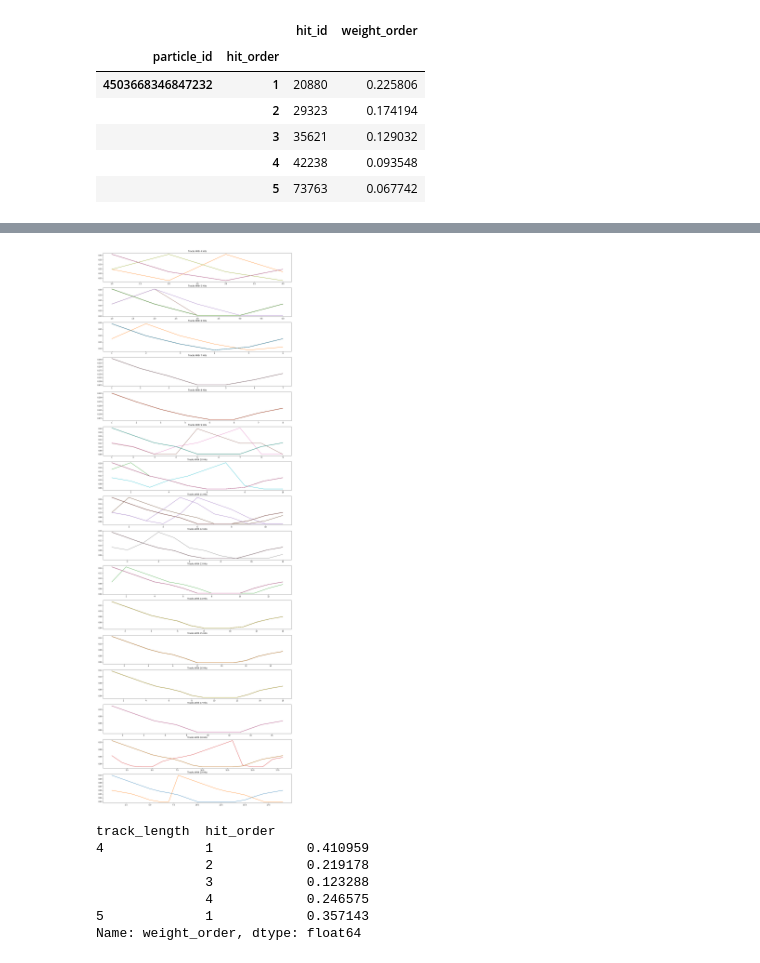
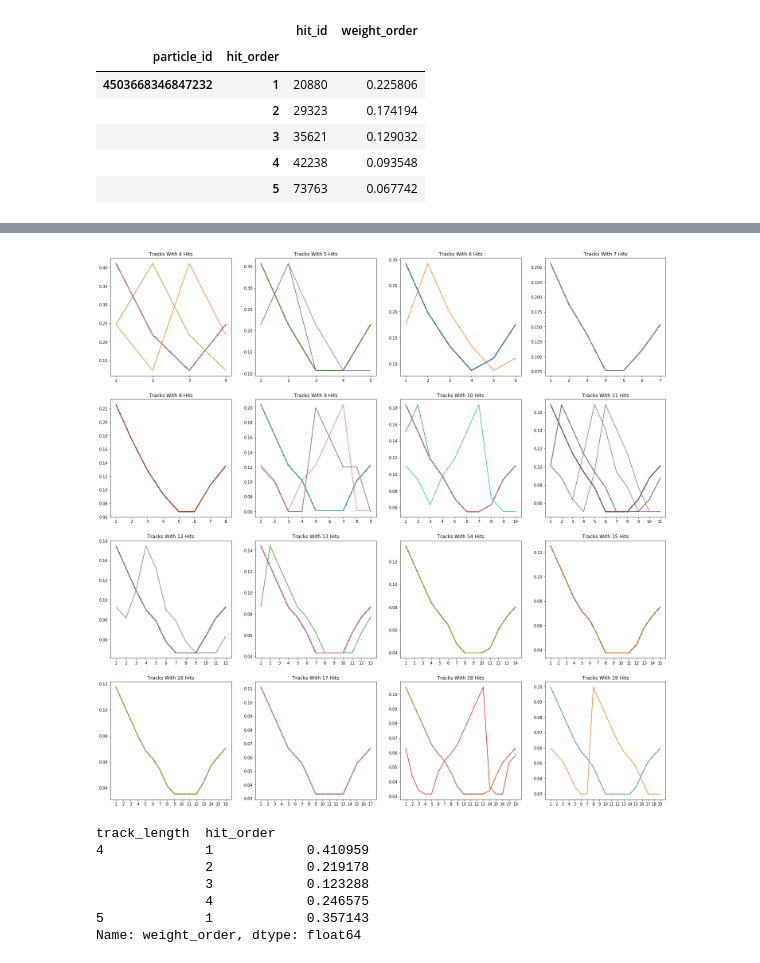
Before and after one commit to TOsborn/TrackML, a Jupyter notebook: scratch_eda/hit_order.ipynb, the cells around one changed output, grey strips where cells are left out. Cells and saved outputs as stored; diff of their text form; code cells hidden in the pictures.

```diff
--- a/scratch_eda/hit_order.ipynb
+++ b/scratch_eda/hit_order.ipynb
@@ -135,16 +150,3 @@ particles.head()
 |  | 3 | 35621 | 0.129032 |
 |  | 4 | 42238 | 0.093548 |
 |  | 5 | 73763 | 0.067742 |
-# %%
-# 5. plot abs(tpz) against hit_order for first 10 tracks. That abs(tpz) is decreasing suggests we may have the correct order.
-for pid in particle_ids[:10]:
-    particle = particles.loc[pid]
-    p_tpz = tpz.loc[pid]
-
-    particle.weight_order.plot()
-    plt.title('weight_order')
-    plt.show()
-
-    p_tpz.abs().plot()
-    plt.title('abs(tpz)')
-    plt.show()
@@ -164,0 +153,20 @@ for pid in particle_ids[:10]:
+# %%
+# 5. plot abs(tpz) against hit_order for first 5 tracks. That abs(tpz) is decreasing supports the case that we have the correct order.
+# Note: apparently it didn't work to sort by tpz because this column is monotonic but not not strictly monotonic.
+f, axarr = plt.subplots(nrows=5, ncols=2)
+f.set_figwidth(20)
+f.set_figheight(30)
+# f.subplots_adjust(wspace=0)
+
+for i, pid in enumerate(particle_ids[:5]):
+    hit_order = particles.loc[pid].index
+
+    axarr[i][0].plot(hit_order, particles.loc[pid].weight_order)
+    axarr[i][0].set_title('weight_order   (particle {0})'.format(i+1), fontsize=15)
+    axarr[i][0].set_xticks(hit_order)
+
+    axarr[i][1].plot(hit_order, tpz.loc[pid].abs())
+    axarr[i][1].set_title('abs(tpz)   (particle {0})'.format(i+1), fontsize=15)
+    axarr[i][1].set_xticks(hit_order)
+
+plt.show()
@@ -165,24 +175,25 @@ for pid in particle_ids[:10]:
 # %%
 # 6. plot weight_order against tz for all tracks, grouped by number of hits
 
-f, axarr = plt.subplots(16)
+f, axarr = plt.subplots(nrows=4, ncols=4)
 
-axdict = {i: axarr[i-4] for i in range(4, 20)}
+axdict = {i: axarr[(i-4) // 4][i % 4] for i in range(4, 20)}
 
-f.set_figheight(60)
-f.set_figwidth(20)
+f.set_figheight(25)
+f.set_figwidth(25)
 
 for i in axdict:
         axdict[i].set_title('Tracks With {0} Hits'.format(i))
+        axdict[i].set_xticks(np.arange(1, i+1))
 
 track_lengths = particles.groupby('particle_id').size()
 for pid in particle_ids:
     particle = particles.loc[pid]
     axdict[track_lengths[pid]].plot(particle.weight_order)
 
 plt.show()
 # %% [output]
-[figure, old version]
+[figure, new version]
 # %%
 # 7. create series weight_order.
 particles.loc[:, 'track_length'] = particles.groupby(level='particle_id').hit_id.transform('count')
```
Also changed, not shown: parts of 5 cells of this notebook.
